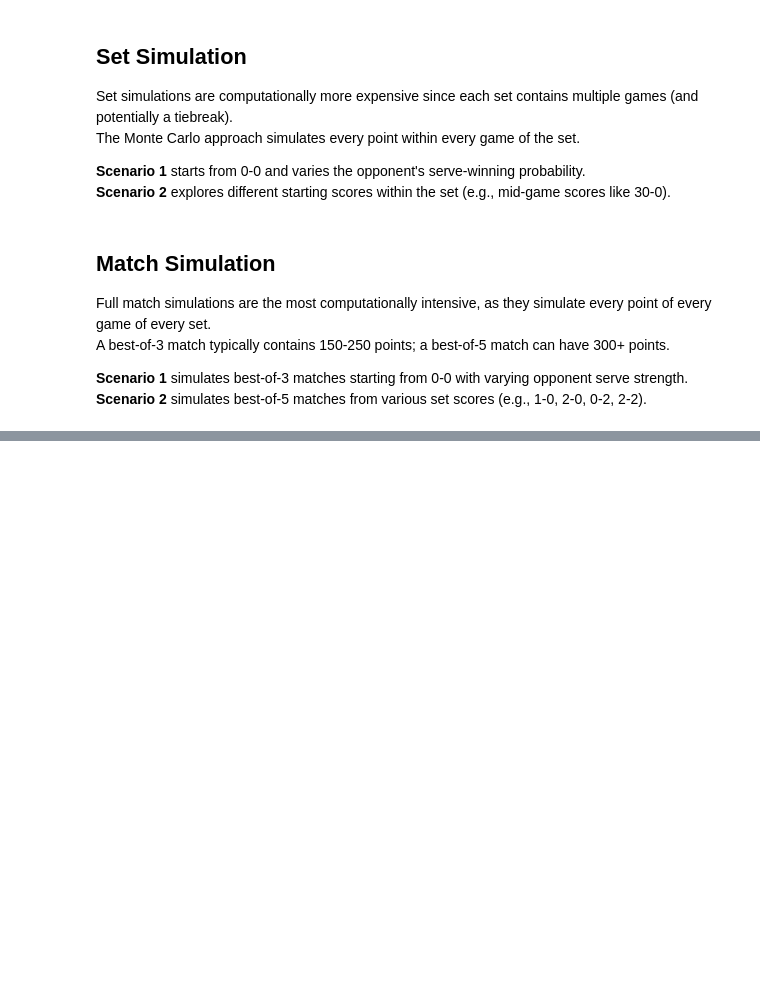
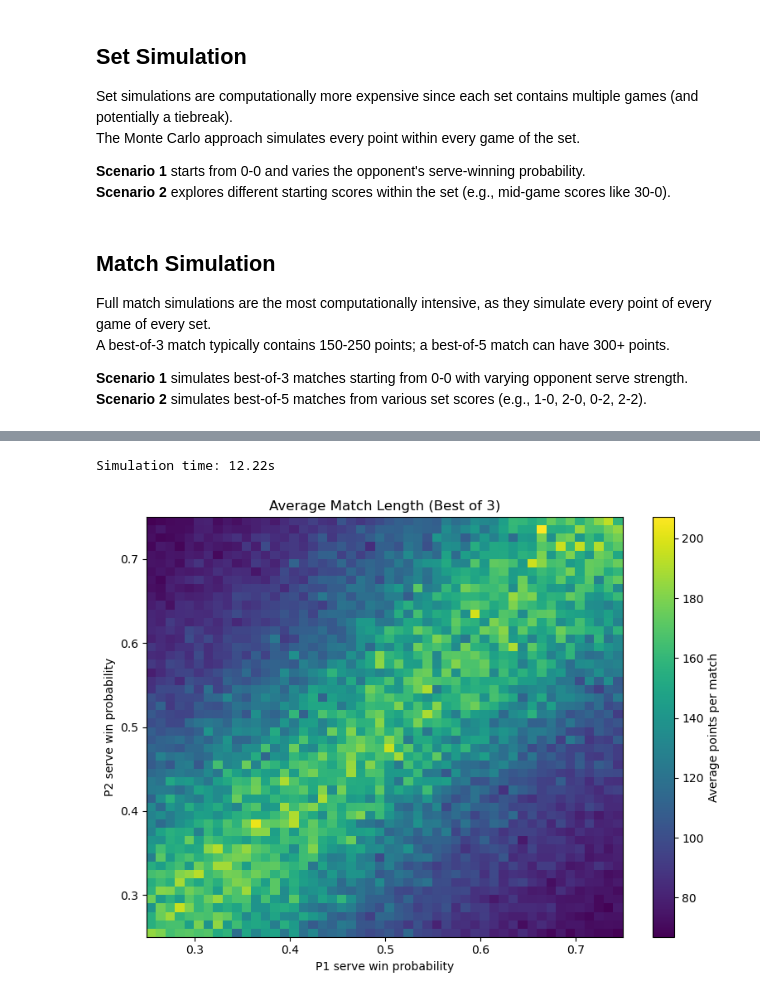
Before and after one commit to lciordas/tennis-lab, a Jupyter notebook: examples/5 - Monte Carlo Tennis.ipynb, the cells around one changed output, grey strips where cells are left out. Drawn from its saved outputs; the diff is of its cells as text; code cells hidden in the pictures; blank space fills up the shorter version.

```diff
--- a/examples/5 - Monte Carlo Tennis.ipynb
+++ b/examples/5 - Monte Carlo Tennis.ipynb
@@ -367,0 +376,52 @@ print(f"Simulation time: {time.time() - t0:.2f}s")
+# %%
+# Simulate matches and calculate average match length
+import random
+from tennis_lab.core.match import Match
+
+t0 = time.time()
+
+# Define match format
+BEST_OF = 3
+matchFormat = MatchFormat(bestOfSets=BEST_OF)
+
+# Define grid of serve probabilities
+P1s = np.linspace(0.25, 0.75, 50)
+P2s = np.linspace(0.25, 0.75, 50)
+
+# Numnber of matches to simulate per (P1, P2) pair
+N = 10
+
+def simulateMatchLength(matchFormat, p1, p2, numSims):
+    """Simulate matches and return mean number of points played."""
+    lengths = []
+    for _ in range(numSims):
+        match = Match(playerServing=1, matchFormat=matchFormat)
+        while not match.isOver:
+            server = match.servesNext
+            prob = p1 if server == 1 else p2
+            winner = server if random.random() < prob else (3 - server)
+            match.recordPoint(winner)
+        lengths.append(len(match.pointHistory))
+    return np.mean(lengths)
+
+# Build the heatmap data
+matchLengths = np.zeros((len(P2s), len(P1s)))
+for i, p2 in enumerate(P2s):
+    for j, p1 in enumerate(P1s):
+        print(f"\rCalculating: p1={p1:.2f},p2={p2:.2f}...", end='', flush=1)
+        matchLengths[i, j] = simulateMatchLength(matchFormat, p1, p2, N)
+print(f"\rSimulation time: {time.time() - t0:.2f}s              ")
+
+# Plot
+fig, ax = plt.subplots(figsize=(8, 6))
+im = ax.imshow(matchLengths, origin='lower', aspect='auto',
+               extent=[P1s[0], P1s[-1], P2s[0], P2s[-1]], cmap='viridis')
+plt.colorbar(im, label='Average points per match')
+ax.set_xlabel("P1 serve win probability", fontsize=10)
+ax.set_ylabel("P2 serve win probability", fontsize=10)
+ax.set_title(f"Average Match Length (Best of {BEST_OF})", fontsize=12)
+plt.tight_layout()
+plt.show()
+# %% [output]
+Simulation time: 12.22s
+[figure, added]
```
Also changed, not shown: parts of 1 cell of this notebook.
